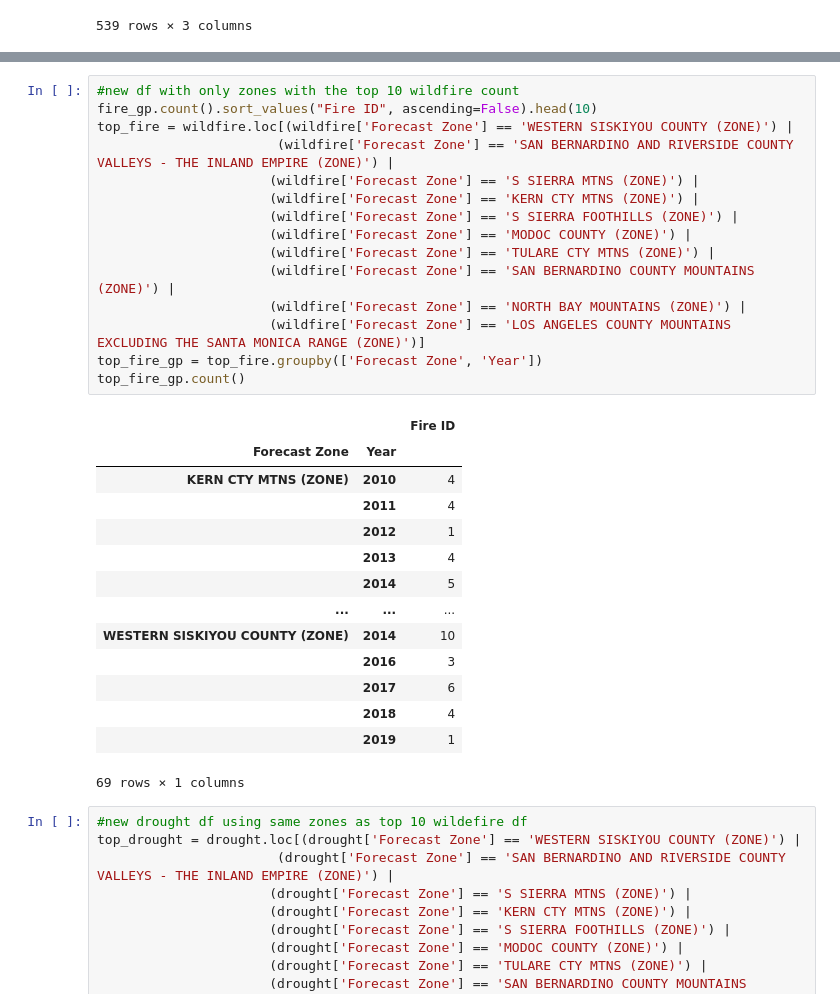
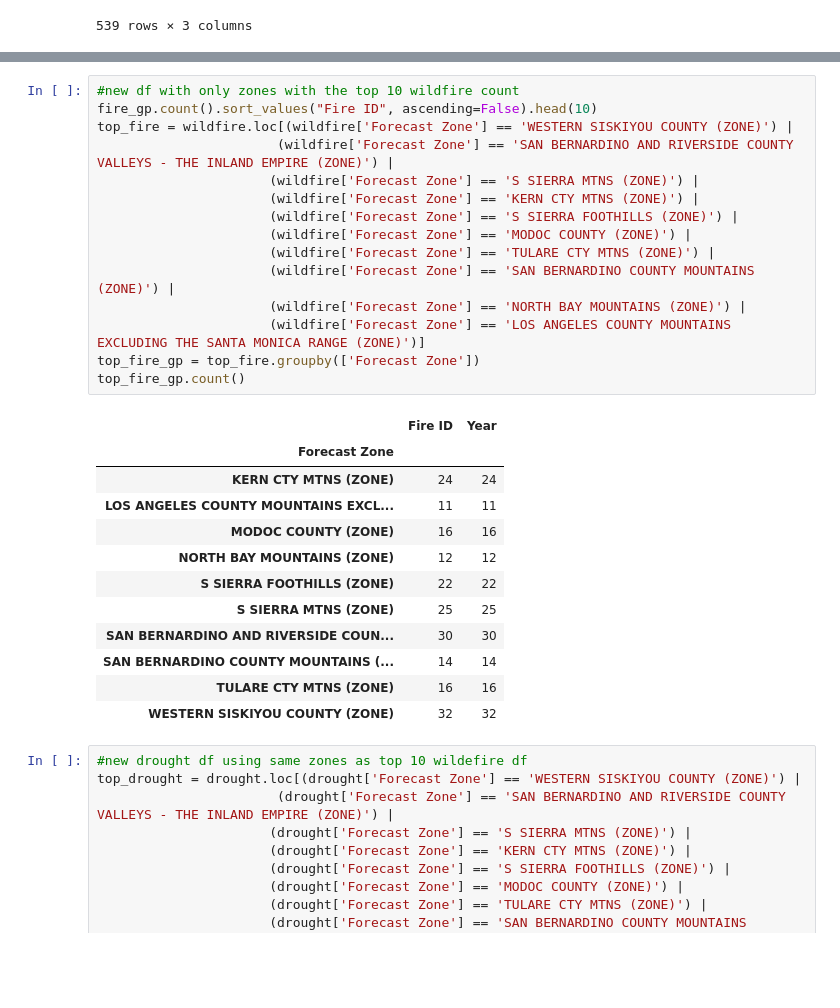
Before and after one commit to jacobdv/extreme-weather, a Jupyter notebook: wildfire_vs_drought.ipynb, the cells around one changed output, grey strips where cells are left out. Cells and saved outputs as stored; diff of their text form; blank space fills up the shorter version.

```diff
--- a/wildfire_vs_drought.ipynb
+++ b/wildfire_vs_drought.ipynb
@@ -102,33 +104,31 @@ plt.show()
 # %%
 #new df with only zones with the top 10 wildfire count
 fire_gp.count().sort_values("Fire ID", ascending=False).head(10)
 top_fire = wildfire.loc[(wildfire['Forecast Zone'] == 'WESTERN SISKIYOU COUNTY (ZONE)') |
                        (wildfire['Forecast Zone'] == 'SAN BERNARDINO AND RIVERSIDE COUNTY VALLEYS - THE INLAND EMPIRE (ZONE)') |
                       (wildfire['Forecast Zone'] == 'S SIERRA MTNS (ZONE)') |
                       (wildfire['Forecast Zone'] == 'KERN CTY MTNS (ZONE)') |
                       (wildfire['Forecast Zone'] == 'S SIERRA FOOTHILLS (ZONE)') |
                       (wildfire['Forecast Zone'] == 'MODOC COUNTY (ZONE)') |
                       (wildfire['Forecast Zone'] == 'TULARE CTY MTNS (ZONE)') |
                       (wildfire['Forecast Zone'] == 'SAN BERNARDINO COUNTY MOUNTAINS (ZONE)') |
                       (wildfire['Forecast Zone'] == 'NORTH BAY MOUNTAINS (ZONE)') |
                       (wildfire['Forecast Zone'] == 'LOS ANGELES COUNTY MOUNTAINS EXCLUDING THE SANTA MONICA RANGE (ZONE)')]
-top_fire_gp = top_fire.groupby(['Forecast Zone', 'Year'])
+top_fire_gp = top_fire.groupby(['Forecast Zone'])
 top_fire_gp.count()
 # %% [output]
-|  |  | Fire ID |
-| Forecast Zone | Year |  |
-| KERN CTY MTNS (ZONE) | 2010 | 4 |
-|  | 2011 | 4 |
-|  | 2012 | 1 |
-|  | 2013 | 4 |
-|  | 2014 | 5 |
-| ... | ... | ... |
-| WESTERN SISKIYOU COUNTY (ZONE) | 2014 | 10 |
-|  | 2016 | 3 |
-|  | 2017 | 6 |
-|  | 2018 | 4 |
-|  | 2019 | 1 |
+|  | Fire ID | Year |
+| Forecast Zone |  |  |
+| KERN CTY MTNS (ZONE) | 24 | 24 |
+| LOS ANGELES COUNTY MOUNTAINS EXCL... | 11 | 11 |
+| MODOC COUNTY (ZONE) | 16 | 16 |
+| NORTH BAY MOUNTAINS (ZONE) | 12 | 12 |
+| S SIERRA FOOTHILLS (ZONE) | 22 | 22 |
+| S SIERRA MTNS (ZONE) | 25 | 25 |
+| SAN BERNARDINO AND RIVERSIDE COUN... | 30 | 30 |
+| SAN BERNARDINO COUNTY MOUNTAINS (... | 14 | 14 |
+| TULARE CTY MTNS (ZONE) | 16 | 16 |
+| WESTERN SISKIYOU COUNTY (ZONE) | 32 | 32 |
-69 rows × 1 columns
 # %%
 #new drought df using same zones as top 10 wildefire df
 top_drought = drought.loc[(drought['Forecast Zone'] == 'WESTERN SISKIYOU COUNTY (ZONE)') |
```
Also changed, not shown: parts of 8 cells of this notebook, 5 other files.
